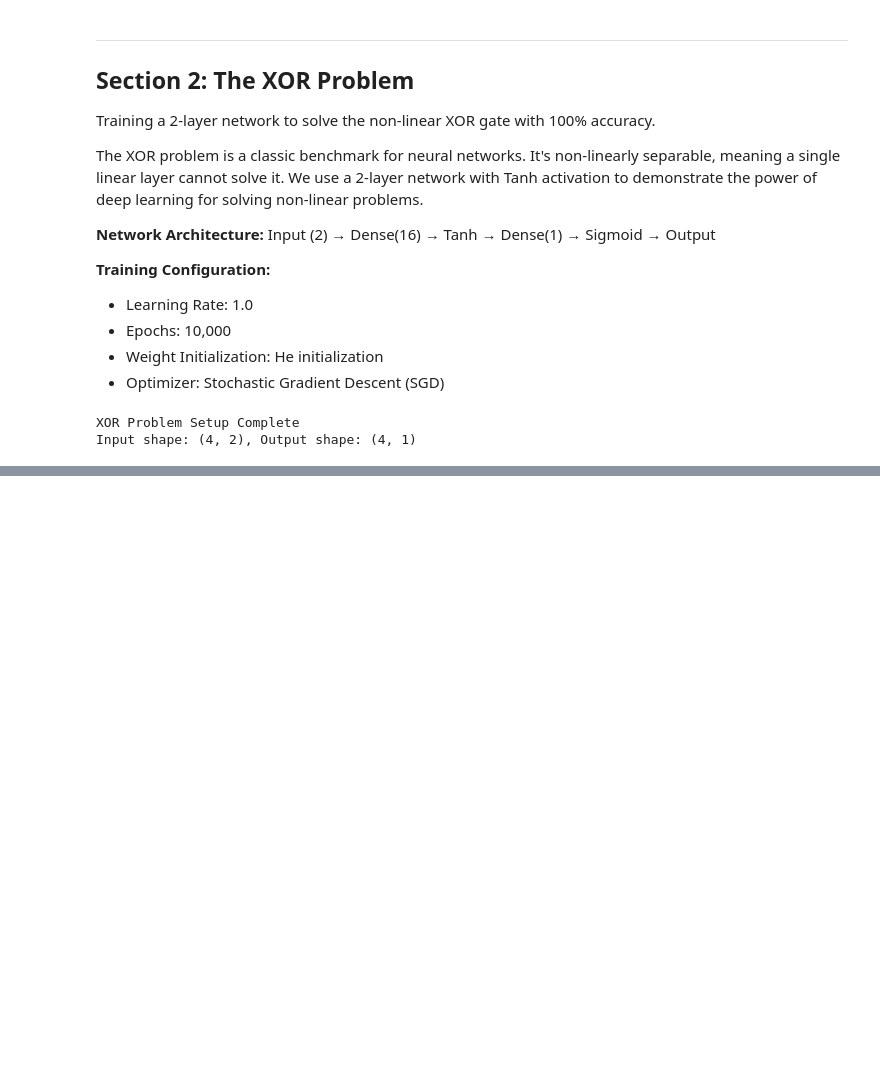
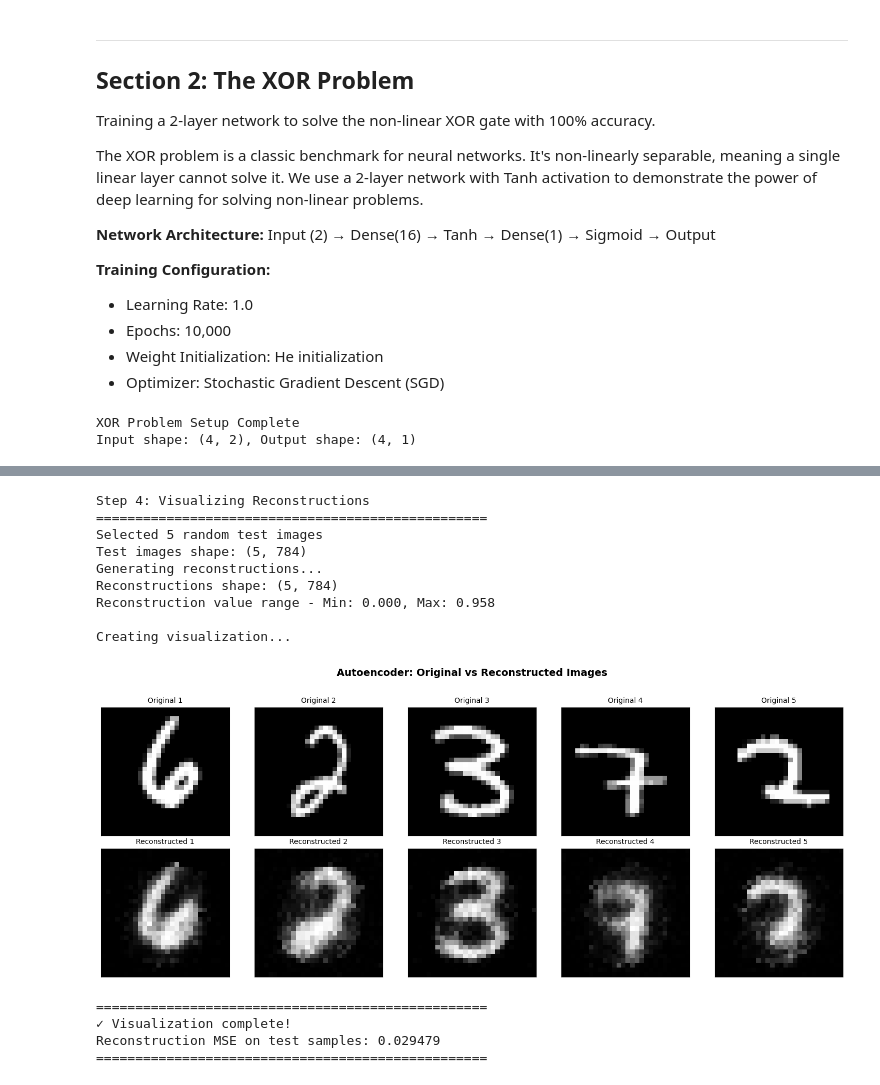
Before and after one commit to Elmala7/CSE473s_NeuralLib, a Jupyter notebook: notebooks/project_demo.ipynb, the cells around one changed output, grey strips where cells are left out. Saved outputs shown, nothing was run; the diff lists cells and outputs as text; code cells hidden in the pictures; blank space fills up the shorter version.

```diff
--- a/notebooks/project_demo.ipynb
+++ b/notebooks/project_demo.ipynb
@@ -210,0 +481,77 @@ Final Loss: 0.000016137
+# %%
+# Step 4: Visualization - Reconstruction Test
+print("Step 4: Visualizing Reconstructions")
+print("=" * 50)
+
+# Set random seed for reproducibility
+np.random.seed(42)
+
+# Select 5 random images from test set
+num_samples = 5
+random_indices = np.random.choice(len(x_test_flat), num_samples, replace=False)
+test_images = x_test_flat[random_indices]
+
+print(f"Selected {num_samples} random test images")
+print(f"Test images shape: {test_images.shape}")
+
+# Get reconstructions
+print("Generating reconstructions...")
+reconstructions = autoencoder.predict(test_images)
+reconstructions = np.array([r.flatten() for r in reconstructions])
+
+print(f"Reconstructions shape: {reconstructions.shape}")
+print(f"Reconstruction value range - Min: {reconstructions.min():.3f}, Max: {reconstructions.max():.3f}")
+
+# Clip values to valid range [0, 1] (in case of slight overflow)
+reconstructions = np.clip(reconstructions, 0, 1)
+
+print("\nCreating visualization...")
+
+# Create figure with 2 rows and 5 columns
+fig, axes = plt.subplots(2, num_samples, figsize=(15, 6))
+
+# Top row: Original images
+for col in range(num_samples):
+    ax = axes[0, col]
+    original_image = test_images[col].reshape(28, 28)
+    ax.imshow(original_image, cmap='gray')
+    ax.set_title(f'Original {col+1}', fontsize=10)
+    ax.set_xticks([])
+    ax.set_yticks([])
+
+# Bottom row: Reconstructed images
+for col in range(num_samples):
+    ax = axes[1, col]
+    reconstructed_image = reconstructions[col].reshape(28, 28)
+    ax.imshow(reconstructed_image, cmap='gray')
+    ax.set_title(f'Reconstructed {col+1}', fontsize=10)
+    ax.set_xticks([])
+    ax.set_yticks([])
+
+# Add overall title
+fig.suptitle('Autoencoder: Original vs Reconstructed Images', fontsize=14, fontweight='bold', y=1.02)
+plt.tight_layout()
+plt.show()
+
+print("=" * 50)
+print("✓ Visualization complete!")
+
+# Calculate and display reconstruction error
+mse_error = np.mean((test_images - reconstructions) ** 2)
+print(f"Reconstruction MSE on test samples: {mse_error:.6f}")
+print("=" * 50)
+# %% [output]
+Step 4: Visualizing Reconstructions
+==================================================
+Selected 5 random test images
+Test images shape: (5, 784)
+Generating reconstructions...
+Reconstructions shape: (5, 784)
+Reconstruction value range - Min: 0.000, Max: 0.958
+
+Creating visualization...
+[figure, added]
+==================================================
+✓ Visualization complete!
+Reconstruction MSE on test samples: 0.029479
+==================================================
```
Also changed, not shown: parts of 16 cells of this notebook, 1 other file.
